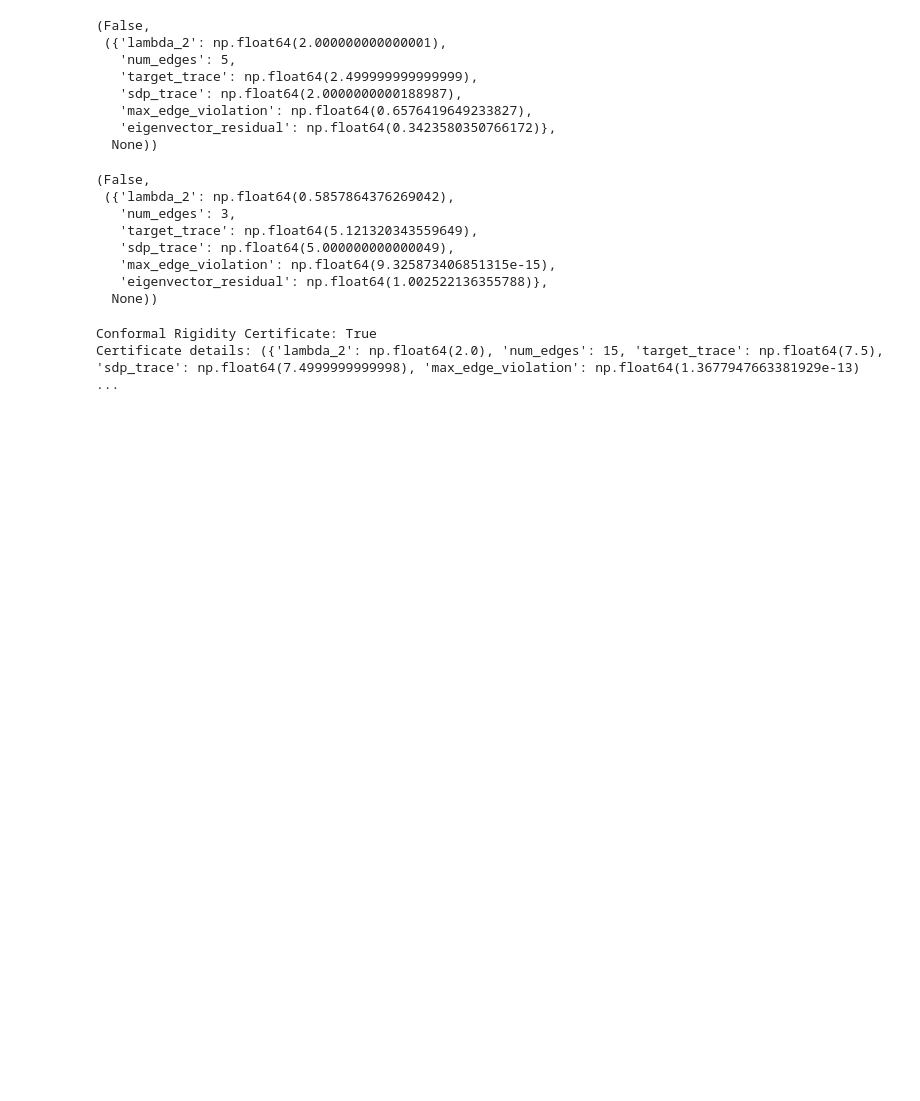
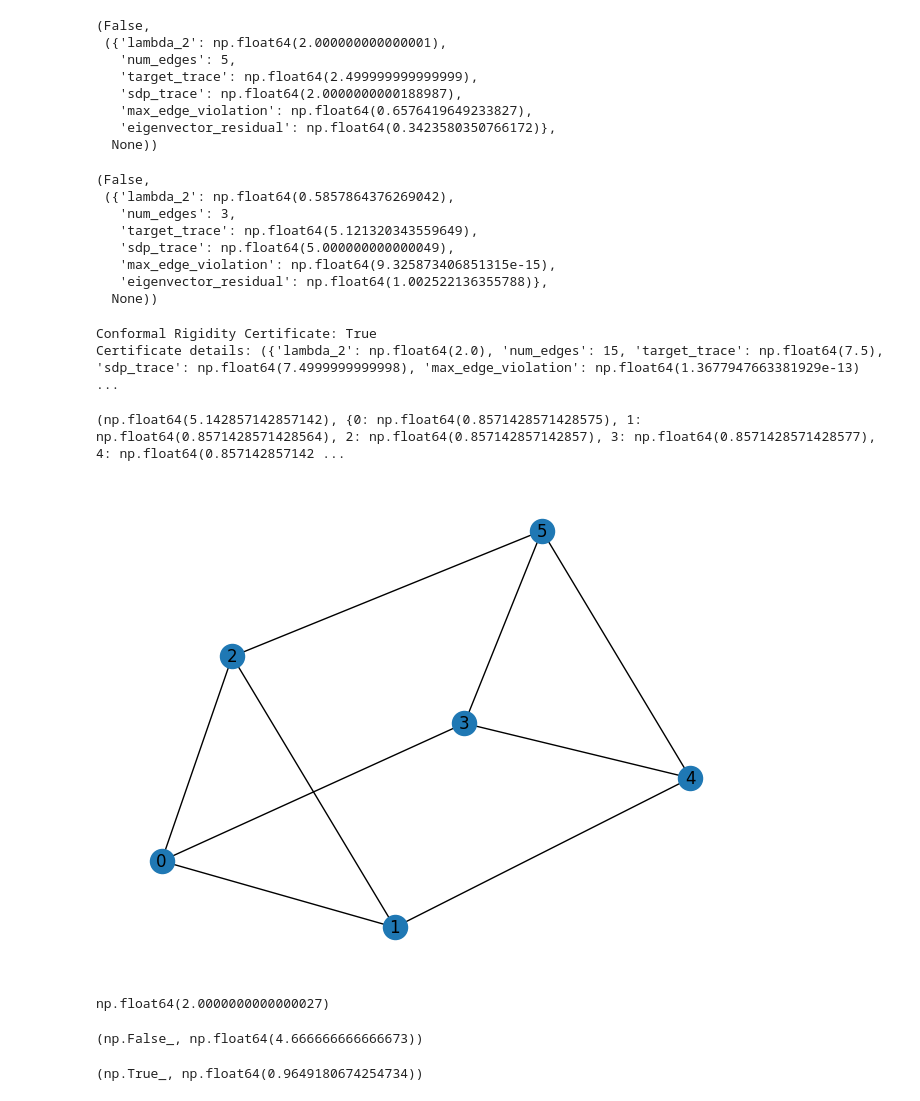
Before and after one commit to SanderGi/conformal-rigidity, a Jupyter notebook: conformal_rigidity.ipynb, the cells around one changed output. Saved outputs shown, nothing was run; the diff lists cells and outputs as text; code cells hidden in the pictures; blank space fills up the shorter version.

Commit message:
experiments with the steinerberger curvature

```diff
--- a/conformal_rigidity.ipynb
+++ b/conformal_rigidity.ipynb
@@ -72,3 +72,38 @@ print("Certificate details:", cert_details)
 # %% [output]
 Conformal Rigidity Certificate: True
 Certificate details: ({'lambda_2': np.float64(2.0), 'num_edges': 15, 'target_trace': np.float64(7.5), 'sdp_trace': np.float64(7.4999999999998), 'max_edge_violation': np.float64(1.3677947663381929e-13) ...
+# %%
+import numpy as np
+def steinerberger_curvature(G):
+    """
+    Compute the Steinerberger curvature for each node in the graph G.
+    """
+    n = len(G.nodes)
+    D = np.zeros((n, n))
+    nodes = list(G.nodes)
+    node_index = {node: i for i, node in enumerate(nodes)}
+
+    # Compute shortest path distance matrix D
+    for i, u in enumerate(nodes):
+        lengths = nx.single_source_shortest_path_length(G, u)
+        for v, d in lengths.items():
+            j = node_index[v]
+            D[i, j] = d
+
+    # Solve Dw = n * 1
+    ones_vector = np.ones(n)
+    # w = np.linalg.solve(D, n * ones_vector)
+    w = np.linalg.pinv(D) @ (n * ones_vector)
+
+    # Map curvature values back to nodes
+    curvature = {nodes[i]: w[i] for i in range(n)}
+    total_curvature = sum(w)
+    return total_curvature, curvature
+# %%
+triangle_prism_graph = nx.Graph()
+triangle_prism_graph.add_edges_from([(0, 1), (1, 2), (2, 0), (3, 4), (4, 5), (5, 3), (0, 3), (1, 4), (2, 5)])
+nx.draw(triangle_prism_graph, with_labels=True)
+print(steinerberger_curvature(triangle_prism_graph))
+# %% [output]
+(np.float64(5.142857142857142), {0: np.float64(0.8571428571428575), 1: np.float64(0.8571428571428564), 2: np.float64(0.857142857142857), 3: np.float64(0.8571428571428577), 4: np.float64(0.857142857142 ...
+[figure, added]
@@ -74,0 +112,4 @@ Certificate details: ({'lambda_2': np.float64(2.0), 'num_edges': 15, 'target_tra
+# %%
+compute_eigenvalues(laplacian_matrix(triangle_prism_graph))[0][1]
+# %% [output]
+np.float64(2.0000000000000027)
@@ -74,0 +123,10 @@ Certificate details: ({'lambda_2': np.float64(2.0), 'num_edges': 15, 'target_tra
+# %%
+curvature_bound(triangle_prism_graph)
+# %% [output]
+(np.False_, np.float64(4.666666666666673))
+# %%
+G = nx.cycle_graph(9)
+G.remove_edge(0, 1)
+curvature_bound(G)
+# %% [output]
+(np.True_, np.float64(0.9649180674254734))
```
Also changed, not shown: parts of 4 cells of this notebook.
